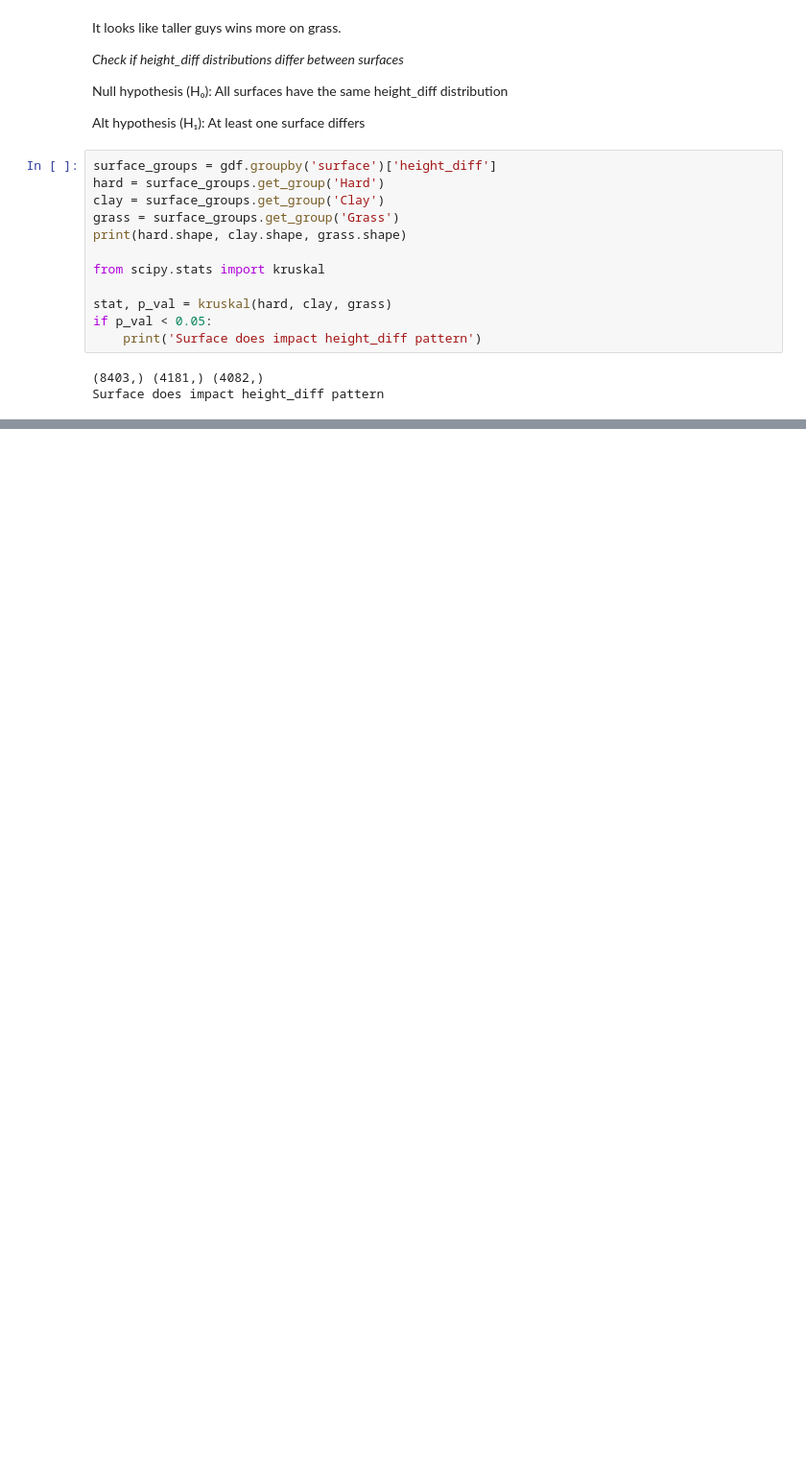
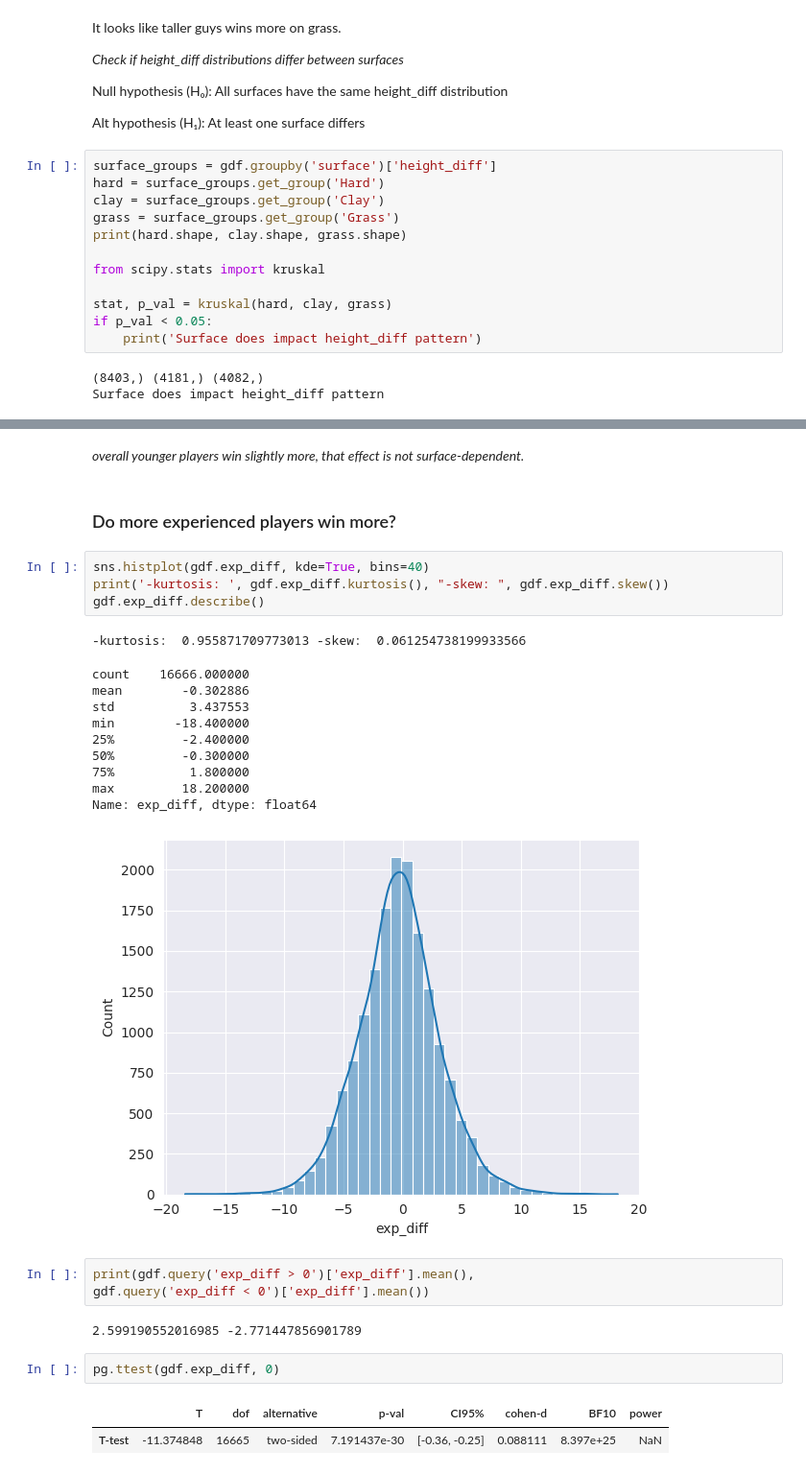
Before and after one commit to Tesserxt/ATP-Tennis, a Jupyter notebook: Notebooks/02_feature_engineering_eda.ipynb, the cells around one changed output, grey strips where cells are left out. Shown: that part at 96% size. Drawn from its saved outputs; the diff is of its cells as text; blank space fills up the shorter version.

```diff
--- a/Notebooks/02_feature_engineering_eda.ipynb
+++ b/Notebooks/02_feature_engineering_eda.ipynb
@@ -179,0 +213,30 @@ gdf
+# %% [markdown]
+*overall younger players win slightly more, that effect is not surface-dependent.*
+# %% [markdown]
+### Do more experienced players win more?
+# %%
+sns.histplot(gdf.exp_diff, kde=True, bins=40)
+print('-kurtosis: ', gdf.exp_diff.kurtosis(), "-skew: ", gdf.exp_diff.skew())
+gdf.exp_diff.describe()
+# %% [output]
+-kurtosis:  0.955871709773013 -skew:  0.061254738199933566
+count    16666.000000
+mean        -0.302886
+std          3.437553
+min        -18.400000
+25%         -2.400000
+50%         -0.300000
+75%          1.800000
+max         18.200000
+Name: exp_diff, dtype: float64
+[figure, added]
+# %%
+print(gdf.query('exp_diff > 0')['exp_diff'].mean(),
+gdf.query('exp_diff < 0')['exp_diff'].mean())
+# %% [output]
+2.599190552016985 -2.771447856901789
+# %%
+pg.ttest(gdf.exp_diff, 0)
+# %% [output]
+|  | T | dof | alternative | p-val | CI95% | cohen-d | BF10 | power |
+| T-test | -11.374848 | 16665 | two-sided | 7.191437e-30 | [-0.36, -0.25] | 0.088111 | 8.397e+25 | NaN |
```
Also changed, not shown: parts of 20 cells of this notebook.
